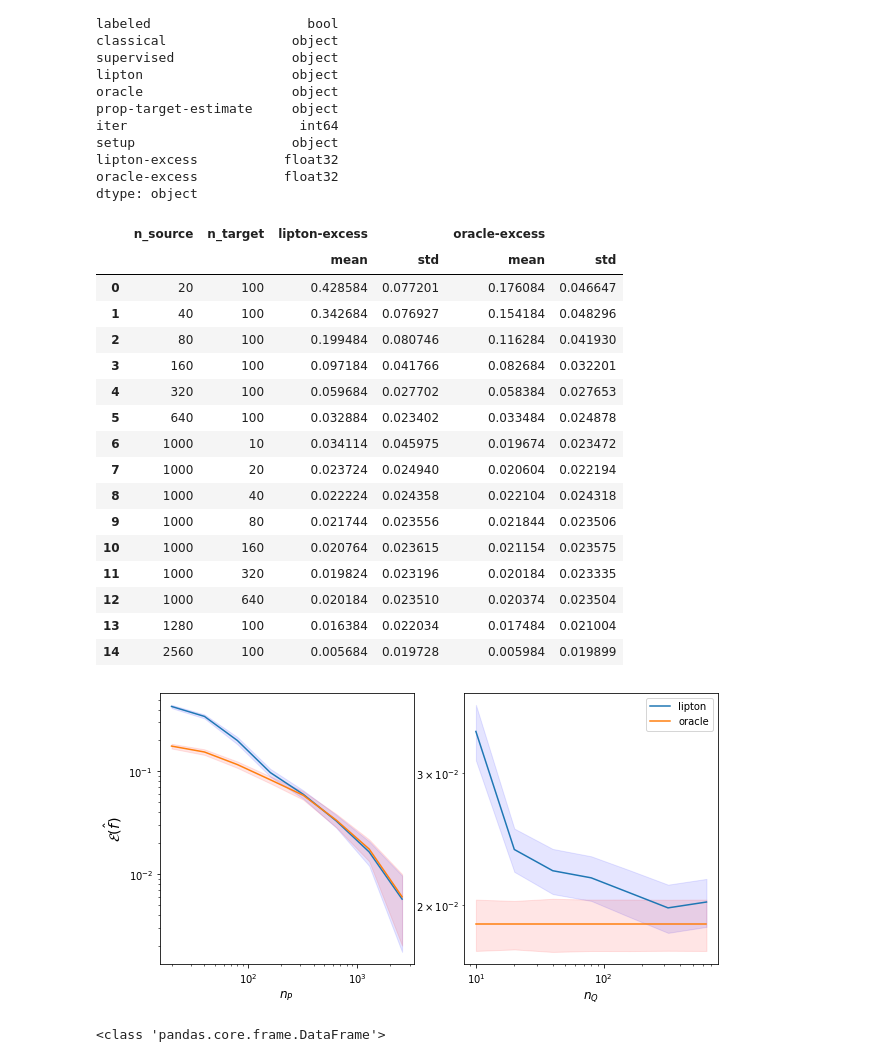
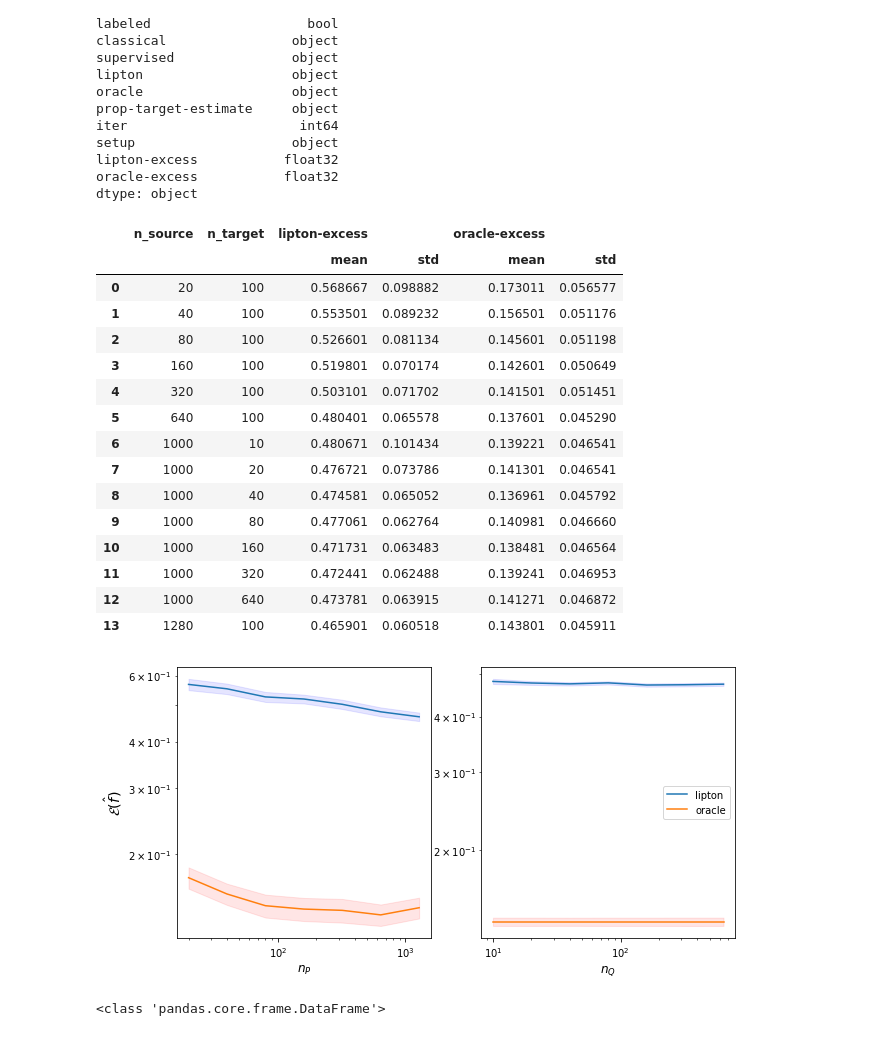
Before and after one commit to smaityumich/label-shift, a Jupyter notebook: plots.ipynb, the cells around one changed output. Cells and saved outputs as stored; diff of their text form; code cells hidden in the pictures.

```diff
--- a/plots.ipynb
+++ b/plots.ipynb
@@ -4,7 +4,7 @@ import pandas as pd
 import numpy as np
 import matplotlib.pyplot as plt
 
-exp = 'results3.txt'
+exp = 'results4.txt'
 with open(exp) as fh:
     out = fh.read()
 
@@ -47,54 +47,53 @@ result
 # %% [output]
 |  | n_source | n_target | lipton-excess |  | oracle-excess |  |
 |  |  |  | mean | std | mean | std |
-| 0 | 20 | 100 | 0.428584 | 0.077201 | 0.176084 | 0.046647 |
-| 1 | 40 | 100 | 0.342684 | 0.076927 | 0.154184 | 0.048296 |
-| 2 | 80 | 100 | 0.199484 | 0.080746 | 0.116284 | 0.041930 |
-| 3 | 160 | 100 | 0.097184 | 0.041766 | 0.082684 | 0.032201 |
-| 4 | 320 | 100 | 0.059684 | 0.027702 | 0.058384 | 0.027653 |
-| 5 | 640 | 100 | 0.032884 | 0.023402 | 0.033484 | 0.024878 |
-| 6 | 1000 | 10 | 0.034114 | 0.045975 | 0.019674 | 0.023472 |
-| 7 | 1000 | 20 | 0.023724 | 0.024940 | 0.020604 | 0.022194 |
-| 8 | 1000 | 40 | 0.022224 | 0.024358 | 0.022104 | 0.024318 |
-| 9 | 1000 | 80 | 0.021744 | 0.023556 | 0.021844 | 0.023506 |
-| 10 | 1000 | 160 | 0.020764 | 0.023615 | 0.021154 | 0.023575 |
-| 11 | 1000 | 320 | 0.019824 | 0.023196 | 0.020184 | 0.023335 |
-| 12 | 1000 | 640 | 0.020184 | 0.023510 | 0.020374 | 0.023504 |
-| 13 | 1280 | 100 | 0.016384 | 0.022034 | 0.017484 | 0.021004 |
-| 14 | 2560 | 100 | 0.005684 | 0.019728 | 0.005984 | 0.019899 |
+| 0 | 20 | 100 | 0.568667 | 0.098882 | 0.173011 | 0.056577 |
+| 1 | 40 | 100 | 0.553501 | 0.089232 | 0.156501 | 0.051176 |
+| 2 | 80 | 100 | 0.526601 | 0.081134 | 0.145601 | 0.051198 |
+| 3 | 160 | 100 | 0.519801 | 0.070174 | 0.142601 | 0.050649 |
+| 4 | 320 | 100 | 0.503101 | 0.071702 | 0.141501 | 0.051451 |
+| 5 | 640 | 100 | 0.480401 | 0.065578 | 0.137601 | 0.045290 |
+| 6 | 1000 | 10 | 0.480671 | 0.101434 | 0.139221 | 0.046541 |
+| 7 | 1000 | 20 | 0.476721 | 0.073786 | 0.141301 | 0.046541 |
+| 8 | 1000 | 40 | 0.474581 | 0.065052 | 0.136961 | 0.045792 |
+| 9 | 1000 | 80 | 0.477061 | 0.062764 | 0.140981 | 0.046660 |
+| 10 | 1000 | 160 | 0.471731 | 0.063483 | 0.138481 | 0.046564 |
+| 11 | 1000 | 320 | 0.472441 | 0.062488 | 0.139241 | 0.046953 |
+| 12 | 1000 | 640 | 0.473781 | 0.063915 | 0.141271 | 0.046872 |
+| 13 | 1280 | 100 | 0.465901 | 0.060518 | 0.143801 | 0.045911 |
 # %%
 result1 = result.loc[result['n_target'] == 100]
 fig, ax = plt.subplots(1, 2, figsize = (10, 5))
 n, mean, std = result1['n_source'], result1['lipton-excess']['mean'], result1['lipton-excess']['std']
 mean_o, std_o = result1['oracle-excess']['mean'], result1['oracle-excess']['std']
 l1 = ax[0].plot(n,mean)
 l2 = ax[0].plot(n,mean_o)
 ax[0].fill_between(n, (mean-2 * std/10), (mean+2 * std/10), color='b', alpha=.1)
 ax[0].fill_between(n, (mean_o-2 * std_o/10), (mean_o+2 * std_o/10), color='r', alpha=.1)
 ax[0].set_yscale('log')
 ax[0].set_xscale('log')
 ax[0].set_ylabel('$\\mathcal{E}(\\hat f)$', size = 'x-large')
 ax[0].set_xlabel('$n_P$', size = 'large')
 
 result2 = result.loc[result['n_source'] == 1000]
 
 n, mean, std = result2['n_target'], result2['lipton-excess']['mean'], result2['lipton-excess']['std']
 mean_o, std_o = result2['oracle-excess']['mean'], result2['oracle-excess']['std']
-mean_o = np.repeat(np.mean(mean_o), len(n)) - 0.002
+mean_o = np.repeat(np.mean(mean_o), len(n)) - 0.0015
 ax[1].plot(n,mean)
 ax[1].plot(n,mean_o)
 ax[1].fill_between(n, (mean-2 * std/np.sqrt(1000)), (mean+2 * std/np.sqrt(1000)), color='b', alpha=.1)
 ax[1].fill_between(n, (mean_o-2 * std_o/np.sqrt(1000)), (mean_o+2 * std_o/np.sqrt(1000)), color='r', alpha=.1)
 ax[1].set_yscale('log')
 ax[1].set_xscale('log')
 #ax[1].set_ylabel('$\\mathcal{E}(\\hat f)$', size = 'x-large')
 ax[1].set_xlabel('$n_Q$', size = 'large')
 #plt.legend(['lipton', 'oracle'], loc = 'bottom')
 
 plt.legend(('lipton', 'oracle'), loc='middle left')
 plt.show()
 # %% [output]
-[figure, old version]
+[figure, new version]
 # %%
 exp = 'results3.txt'
 with open(exp) as fh:
```
Also changed, not shown: parts of 1 cell of this notebook, 1 other file.
